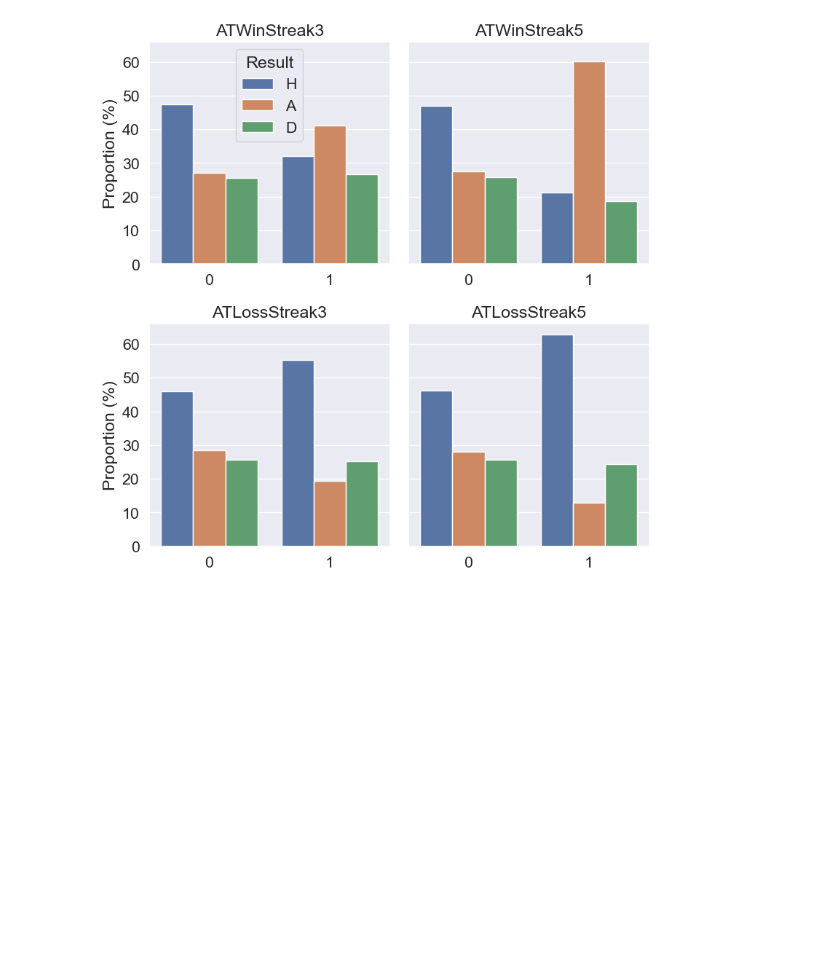
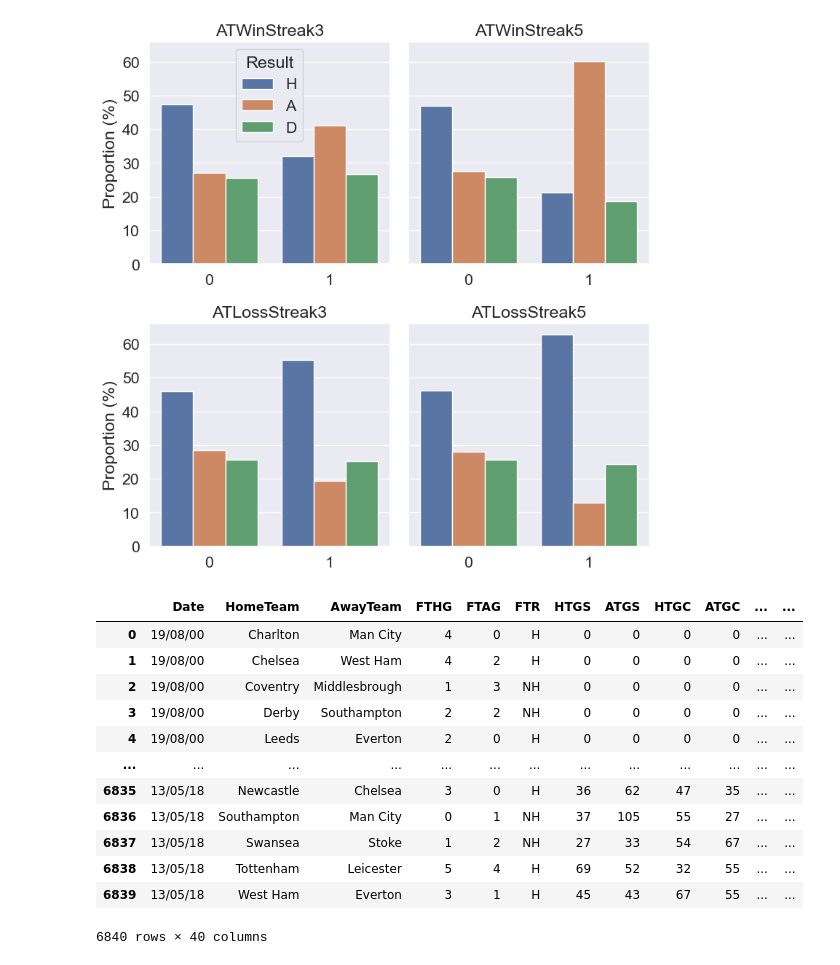
Before and after one commit to cwbennie/MLOps, a Jupyter notebook: Labs/Lab_2_exp_tracking_local.ipynb, the cells around one changed output. Saved outputs shown, nothing was run; the diff lists cells and outputs as text; code cells hidden in the pictures; blank space fills up the shorter version.

```diff
--- a/Labs/Lab_2_exp_tracking_local.ipynb
+++ b/Labs/Lab_2_exp_tracking_local.ipynb
@@ -624,0 +624,16 @@ chk = ['HTFormPts', 'ATFormPts']
+# %%
+epl_data
+# %% [output]
+|  | Date | HomeTeam | AwayTeam | FTHG | FTAG | FTR | HTGS | ATGS | HTGC | ATGC | ... | ... |
+| 0 | 19/08/00 | Charlton | Man City | 4 | 0 | H | 0 | 0 | 0 | 0 | ... | ... |
+| 1 | 19/08/00 | Chelsea | West Ham | 4 | 2 | H | 0 | 0 | 0 | 0 | ... | ... |
+| 2 | 19/08/00 | Coventry | Middlesbrough | 1 | 3 | NH | 0 | 0 | 0 | 0 | ... | ... |
+| 3 | 19/08/00 | Derby | Southampton | 2 | 2 | NH | 0 | 0 | 0 | 0 | ... | ... |
+| 4 | 19/08/00 | Leeds | Everton | 2 | 0 | H | 0 | 0 | 0 | 0 | ... | ... |
+| ... | ... | ... | ... | ... | ... | ... | ... | ... | ... | ... | ... | ... |
+| 6835 | 13/05/18 | Newcastle | Chelsea | 3 | 0 | H | 36 | 62 | 47 | 35 | ... | ... |
+| 6836 | 13/05/18 | Southampton | Man City | 0 | 1 | NH | 37 | 105 | 55 | 27 | ... | ... |
+| 6837 | 13/05/18 | Swansea | Stoke | 1 | 2 | NH | 27 | 33 | 54 | 67 | ... | ... |
+| 6838 | 13/05/18 | Tottenham | Leicester | 5 | 4 | H | 69 | 52 | 32 | 55 | ... | ... |
+| 6839 | 13/05/18 | West Ham | Everton | 3 | 1 | H | 45 | 43 | 67 | 55 | ... | ... |
+6840 rows × 40 columns
```
Also changed, not shown: parts of 47 cells of this notebook.
